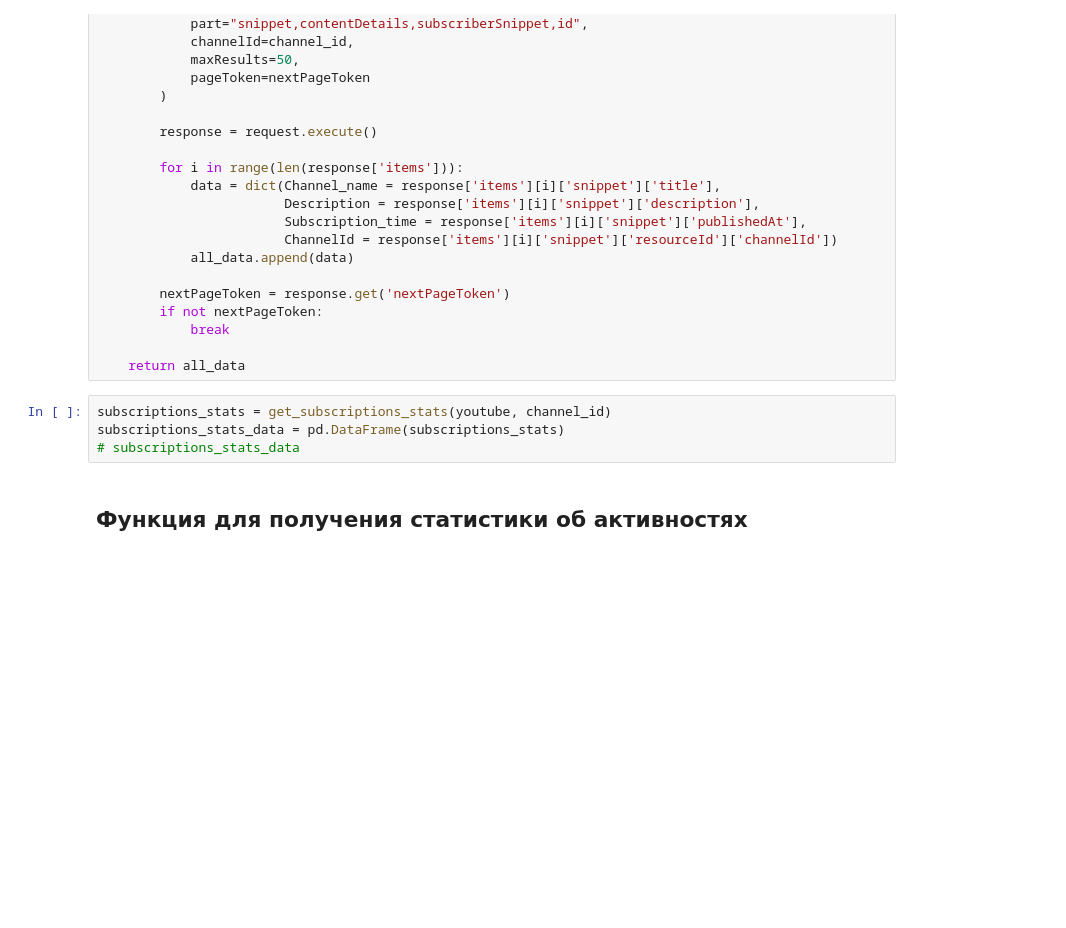
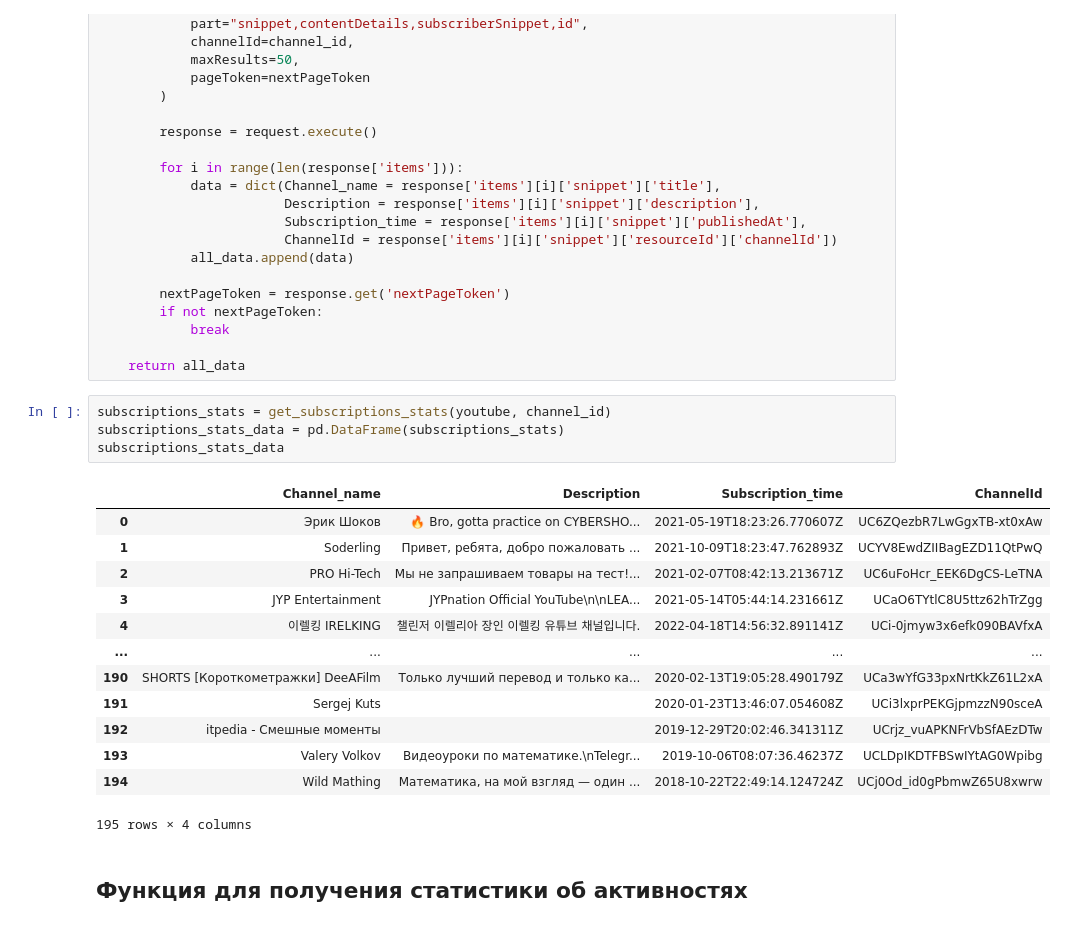
Before and after one commit to WillAgeG/hack_lct_2023, a Jupyter notebook: v1_YT_Analitics.ipynb, the cells around one changed output. Cells and saved outputs as stored; diff of their text form; blank space fills up the shorter version.

```diff
--- a/v1_YT_Analitics.ipynb
+++ b/v1_YT_Analitics.ipynb
@@ -165,7 +178,21 @@ def get_subscriptions_stats(youtube, channel_id):
 # %%
 subscriptions_stats = get_subscriptions_stats(youtube, channel_id)
 subscriptions_stats_data = pd.DataFrame(subscriptions_stats)
-# subscriptions_stats_data
+subscriptions_stats_data
+# %% [output]
+|  | Channel_name | Description | Subscription_time | ChannelId |
+| 0 | Эрик Шоков | 🔥 Bro, gotta practice on CYBERSHO... | 2021-05-19T18:23:26.770607Z | UC6ZQezbR7LwGgxTB-xt0xAw |
+| 1 | Soderling | Привет, ребята, добро пожаловать ... | 2021-10-09T18:23:47.762893Z | UCYV8EwdZIIBagEZD11QtPwQ |
+| 2 | PRO Hi-Tech | Мы не запрашиваем товары на тест!... | 2021-02-07T08:42:13.213671Z | UC6uFoHcr_EEK6DgCS-LeTNA |
+| 3 | JYP Entertainment | JYPnation Official YouTube\n\nLEA... | 2021-05-14T05:44:14.231661Z | UCaO6TYtlC8U5ttz62hTrZgg |
+| 4 | 이렐킹 IRELKING | 챌린저 이렐리아 장인 이렐킹 유튜브 채널입니다. | 2022-04-18T14:56:32.891141Z | UCi-0jmyw3x6efk090BAVfxA |
+| ... | ... | ... | ... | ... |
+| 190 | SHORTS [Короткометражки] DeeAFilm | Только лучший перевод и только ка... | 2020-02-13T19:05:28.490179Z | UCa3wYfG33pxNrtKkZ61L2xA |
+| 191 | Sergej Kuts |  | 2020-01-23T13:46:07.054608Z | UCi3lxprPEKGjpmzzN90sceA |
+| 192 | itpedia - Смешные моменты |  | 2019-12-29T20:02:46.341311Z | UCrjz_vuAPKNFrVbSfAEzDTw |
+| 193 | Valery Volkov | Видеоуроки по математике.\nTelegr... | 2019-10-06T08:07:36.46237Z | UCLDpIKDTFBSwIYtAG0Wpibg |
+| 194 | Wild Mathing | Математика, на мой взгляд — один ... | 2018-10-22T22:49:14.124724Z | UCj0Od_id0gPbmwZ65U8xwrw |
+195 rows × 4 columns
 # %% [markdown]
 ## Функция для получения статистики об активностях
 # %%
```
Also changed, not shown: parts of 97 cells of this notebook.
